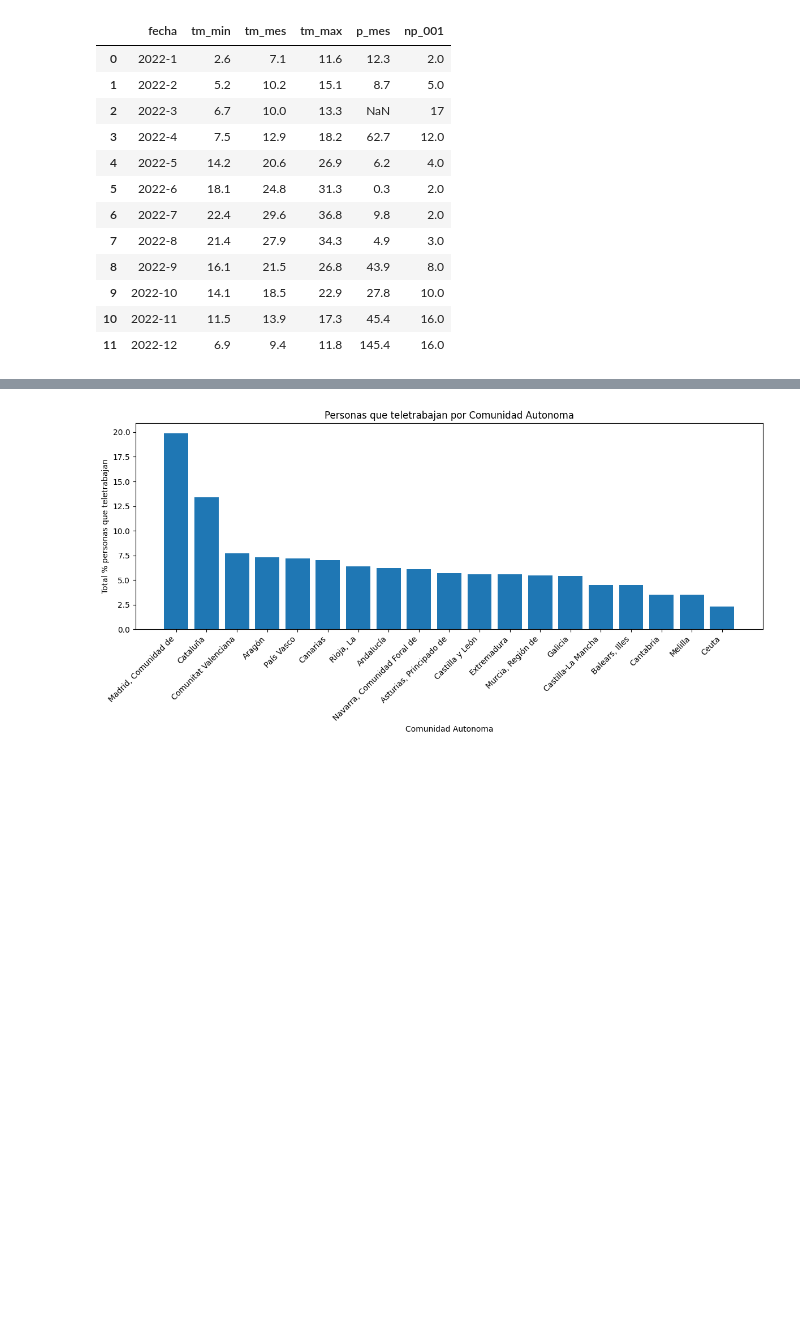
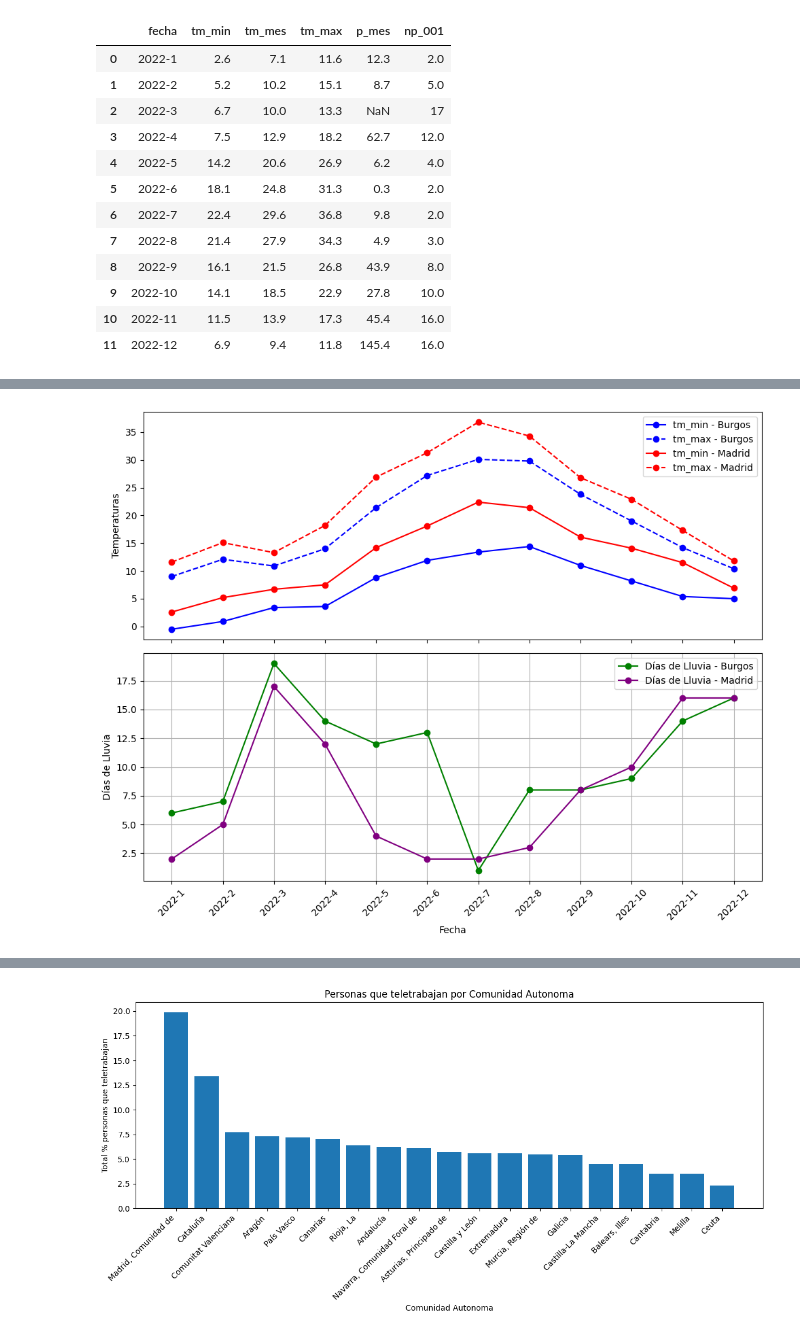
Before and after one commit to miguelrm81/EDA, a Jupyter notebook: limpieza_y_graficos.ipynb, the cells around one changed output, grey strips where cells are left out. Saved outputs shown, nothing was run; the diff lists cells and outputs as text; code cells hidden in the pictures; blank space fills up the shorter version.

```diff
--- a/limpieza_y_graficos.ipynb
+++ b/limpieza_y_graficos.ipynb
@@ -166,0 +183,2 @@ tiempo_madrid.to_csv("tiempo_madrid.csv", index=False)
+# %%
+tiempo_madrid= pd.read_csv("tiempo_madrid.csv")
@@ -166,0 +204,4 @@ tiempo_madrid.to_csv("tiempo_madrid.csv", index=False)
+# %%
+tiempo_burgos= pd.read_csv("tiempo_burgos.csv")
+# %%
+tiempo_burgos=tiempo_burgos.drop(12)
@@ -167,3 +210,33 @@ tiempo_madrid.to_csv("tiempo_madrid.csv", index=False)
+# %%
+
+# Configurar los subplots
+fig, (ax1, ax2) = plt.subplots(2, 1, figsize=(10, 8), sharex=True)
+
+# Subplot 1: Temperaturas
+ax1.plot(tiempo_burgos['fecha'], tiempo_burgos['tm_min'], marker='o', label='tm_min - Burgos', color='blue')
+ax1.plot(tiempo_burgos['fecha'], tiempo_burgos['tm_max'], marker='o', label='tm_max - Burgos', color='blue', linestyle='--')
+ax1.plot(tiempo_madrid['fecha'], tiempo_madrid['tm_min'], marker='o', label='tm_min - Madrid', color='red')
+ax1.plot(tiempo_madrid['fecha'], tiempo_madrid['tm_max'], marker='o', label='tm_max - Madrid', color='red', linestyle='--')
+ax1.set_ylabel('Temperaturas')
+ax1.legend()
+
+# Subplot 2: Días de Lluvia
+ax2.plot(tiempo_burgos['fecha'], tiempo_burgos['np_001'], marker='o', label='Días de Lluvia - Burgos', color='green')
+ax2.plot(tiempo_madrid['fecha'], tiempo_madrid['np_001'], marker='o', label='Días de Lluvia - Madrid', color='purple')
+ax2.set_xlabel('Fecha')
+ax2.set_ylabel('Días de Lluvia')
+ax2.legend()
+
+# Ajustar las etiquetas del eje x para que sean legibles
+plt.xticks(rotation=45)
+
+# Mostrar los subplots
+plt.grid(True)
+plt.tight_layout()
+plt.savefig('tiempo_lluvia.jpg', bbox_inches='tight')
+plt.show()
+# %% [output]
+[figure, added]
 # %%
 # limpieza dataframe teletrabnajo
 df_1 = pd.read_csv("data/incidencia_teletrabajo_comunidad.csv", sep=";")
```
Also changed, not shown: parts of 3 cells of this notebook, 29 other files.
